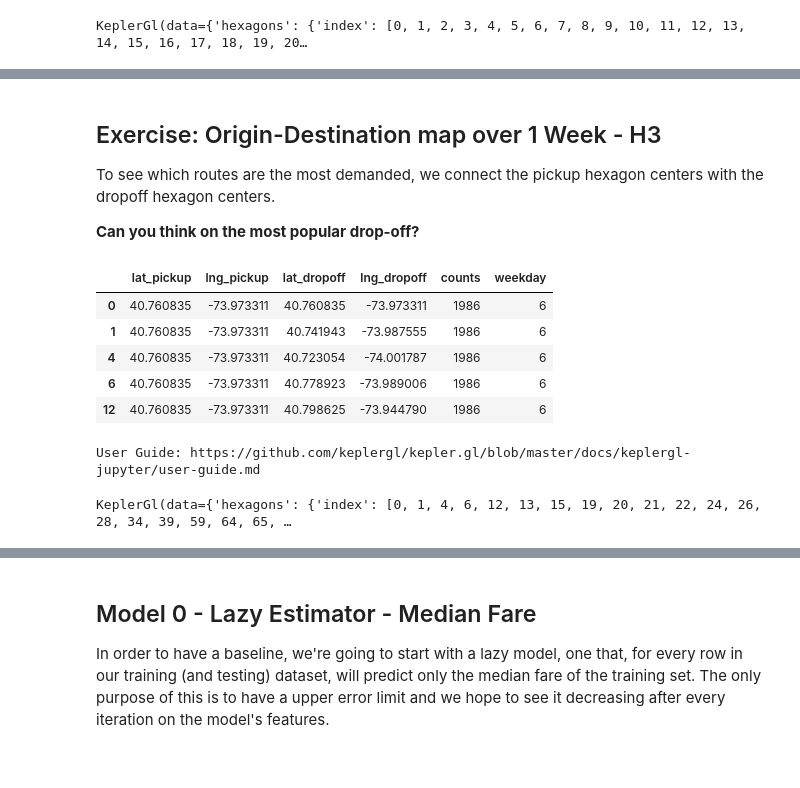
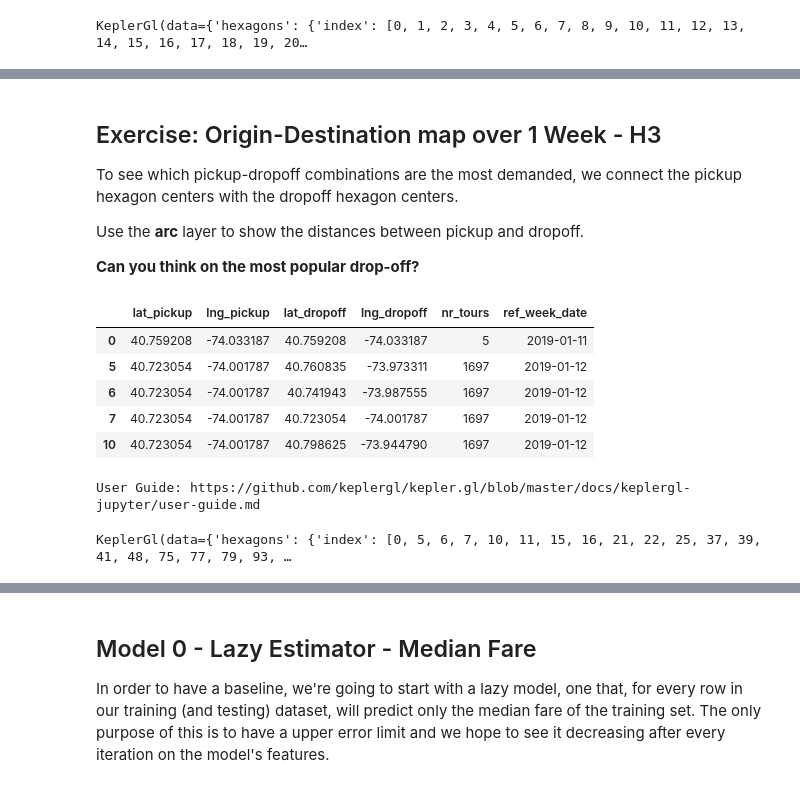
Before and after one commit to caiomiyashiro/geospatial_data_analysis, a Jupyter notebook: AMLD-2020/Presentation_AMLD_2020.ipynb, the cells around one changed output, grey strips where cells are left out. Drawn from its saved outputs; the diff is of its cells as text; code cells hidden in the pictures.

```diff
--- a/AMLD-2020/Presentation_AMLD_2020.ipynb
+++ b/AMLD-2020/Presentation_AMLD_2020.ipynb
@@ -333,7 +348,7 @@ def add_day(day, reference_day='2019-01-07'):
 def average_demand_weekday(df,
                            pickup_latitude='pickup_latitude', pickup_longitude='pickup_longitude',
                            dropoff_latitude='dropoff_latitude', dropoff_longitude='dropoff_longitude',
-                           pickup_datetime='pickup_datetime', resolution=H3_RES_ANALYSIS):
+                           pickup_datetime='pickup_datetime', fare='fare_amount', resolution=H3_RES_ANALYSIS):
     df = df.copy()
 
     # hexagon indices
@@ -341,16 +356,11 @@ def average_demand_weekday(df,
                                                                                     df[pickup_longitude])]
     df['dropoff_h3'] = [h3.geo_to_h3(lat, long, res=resolution) for lat, long in zip(df[dropoff_latitude],
                                                                                     df[dropoff_longitude])]
-
-    df['pickup_datetime'] = pd.to_datetime(df_train['pickup_datetime'], utc=True).dt.tz_convert('Europe/Berlin')
-
-
-
     # weekday
     df['weekday'] = df[pickup_datetime].dt.dayofweek
 
     # aggregate per hexagon and weekday
-    df_aggregated = df.groupby(['pickup_h3','weekday']).size().reset_index(name='counts')
+    df_aggregated = df.groupby(['pickup_h3','weekday']).size().reset_index(name='nr_tours')
 
     df_demand = df.merge(df_aggregated, how = 'inner', on = ['pickup_h3', 'weekday'])
 
@@ -358,7 +368,7 @@ def average_demand_weekday(df,
     df_demand['ref_week_date'] = df_demand.weekday.apply(add_day)
 
 
-    return df_demand
+    return df_demand[['ref_week_date', 'pickup_h3', 'dropoff_h3', 'nr_tours', fare]]
 
 df_hex = average_demand_weekday(df_train, resolution=H3_RES_ANALYSIS)
 
@@ -389,41 +394,43 @@ KeplerGl(data={'hexagons': {'index': [0, 1, 2, 3, 4, 5, 6, 7, 8, 9, 10, 11, 12,
 # %% [markdown]
 ## Exercise: Origin-Destination map over 1 Week - H3
 
-To see which routes are the most demanded, we connect the pickup hexagon centers with the dropoff hexagon centers.
+To see which pickup-dropoff combinations are the most demanded, we connect the pickup hexagon centers with the dropoff hexagon centers.
+
+Use the **arc** layer to show the distances between pickup and dropoff.
 
 **Can you think on the most popular drop-off?**
 # %%
 def average_arc_weekday(df,
                         pickup_hex='pickup_h3', dropoff_hex='dropoff_h3',
-                        counts='counts', weekday='weekday'):
+                        nr_tours='nr_tours', ref_week_date='ref_week_date'):
 
     center_pickup_hex = 'center_pickup_hex'
     center_dropoff_hex = 'center_dropoff_hex'
     df[center_pickup_hex] = df[pickup_hex].apply(lambda x: h3.h3_to_geo(x))
     df[center_dropoff_hex] = df[dropoff_hex].apply(lambda x: h3.h3_to_geo(x))
 
     df['lng_pickup'] = df[center_pickup_hex].apply(lambda x: x[1])
     df['lat_pickup'] = df[center_pickup_hex].apply(lambda x: x[0])
     df['lng_dropoff'] = df[center_dropoff_hex].apply(lambda x: x[1])
     df['lat_dropoff'] = df[center_dropoff_hex].apply(lambda x: x[0])
-    return df[['lat_pickup', 'lng_pickup', 'lat_dropoff', 'lng_dropoff', counts, weekday]].drop_duplicates()
+    return df[['lat_pickup', 'lng_pickup', 'lat_dropoff', 'lng_dropoff', nr_tours, ref_week_date]].drop_duplicates()
 
 df_arc = average_arc_weekday(df_hex)
 df_arc.head()
 # %% [output]
-|  | lat_pickup | lng_pickup | lat_dropoff | lng_dropoff | counts | weekday |
-| 0 | 40.760835 | -73.973311 | 40.760835 | -73.973311 | 1986 | 6 |
-| 1 | 40.760835 | -73.973311 | 40.741943 | -73.987555 | 1986 | 6 |
-| 4 | 40.760835 | -73.973311 | 40.723054 | -74.001787 | 1986 | 6 |
-| 6 | 40.760835 | -73.973311 | 40.778923 | -73.989006 | 1986 | 6 |
-| 12 | 40.760835 | -73.973311 | 40.798625 | -73.944790 | 1986 | 6 |
+|  | lat_pickup | lng_pickup | lat_dropoff | lng_dropoff | nr_tours | ref_week_date |
+| 0 | 40.759208 | -74.033187 | 40.759208 | -74.033187 | 5 | 2019-01-11 |
+| 5 | 40.723054 | -74.001787 | 40.760835 | -73.973311 | 1697 | 2019-01-12 |
+| 6 | 40.723054 | -74.001787 | 40.741943 | -73.987555 | 1697 | 2019-01-12 |
+| 7 | 40.723054 | -74.001787 | 40.723054 | -74.001787 | 1697 | 2019-01-12 |
+| 10 | 40.723054 | -74.001787 | 40.798625 | -73.944790 | 1697 | 2019-01-12 |
 # %%
 w1 = keplergl.KeplerGl(height=500)
 w1.add_data(data=df_arc.drop_duplicates(), name='hexagons')
 w1
 # %% [output]
 User Guide: https://github.com/keplergl/kepler.gl/blob/master/docs/keplergl-jupyter/user-guide.md
-KeplerGl(data={'hexagons': {'index': [0, 1, 4, 6, 12, 13, 15, 19, 20, 21, 22, 24, 26, 28, 34, 39, 59, 64, 65, …
+KeplerGl(data={'hexagons': {'index': [0, 5, 6, 7, 10, 11, 15, 16, 21, 22, 25, 37, 39, 41, 48, 75, 77, 79, 93, …
 # %% [markdown]
 ----------------------------------------------------------------------------
 
```
Also changed, not shown: parts of 14 cells of this notebook, 4 other files.
